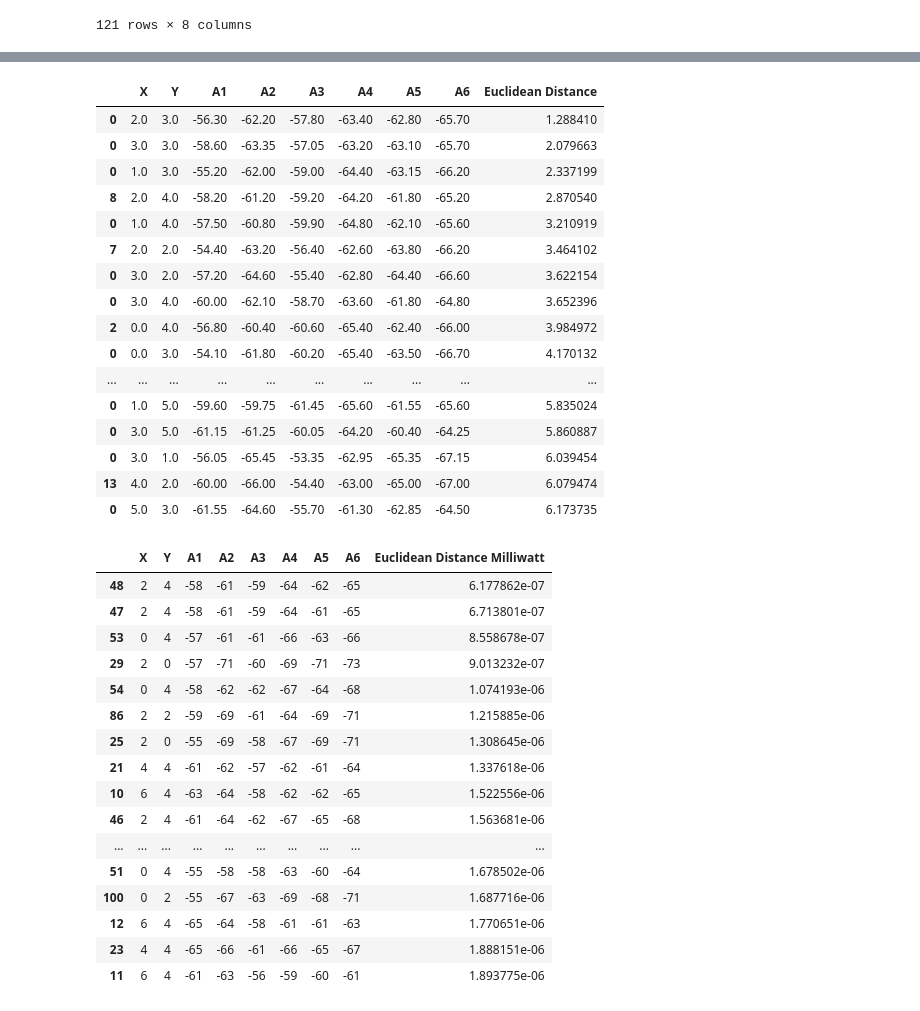
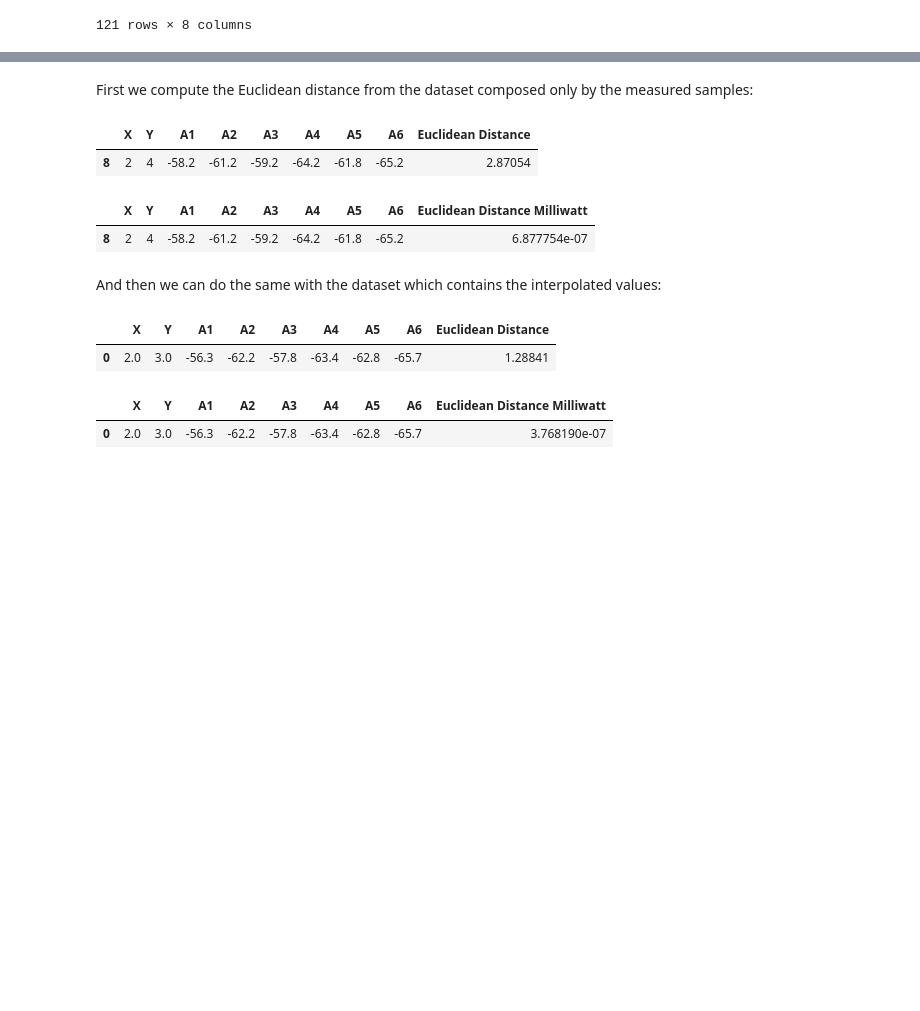
Before and after one commit to francesco-plt/finding-dory, a Jupyter notebook: localization.ipynb, the cells around one changed output, grey strips where cells are left out. Drawn from its saved outputs; the diff is of its cells as text; code cells hidden in the pictures; blank space fills up the shorter version.

```diff
--- a/localization.ipynb
+++ b/localization.ipynb
@@ -26,7 +26,7 @@ with open("coap/coap_coords.txt") as f:
     # extract ground truth position
     pos = list(map(int, map(float,ls[0].split(","))))
 
-    # parse list and integet literals as python lists
+    # parse list and integer literals as python lists
     anchors_readings = []
     for anchor_readings in ls[1:]:
       anchors_readings.append(list(map(ast.literal_eval , ast.literal_eval(anchor_readings.strip()))))
@@ -36,10 +36,9 @@ with open("coap/coap_coords.txt") as f:
     for exp_idx in range(len(anchors_readings[0])):
       row = pos[:]
       for anchor_idx in range(len(anchors_readings)):
-        #print(anchors_readings[anchor_idx])
+
         row.append(anchors_readings[anchor_idx][exp_idx])
       data_coap.append(row)
 
   # build df
   df_coap = pd.DataFrame(data=data_coap, columns=["X", "Y", "A1", "A2", "A3", "A4", "A5", "A6"])
-  display(df_coap)
@@ -85,4 +70,3 @@ with open("mqtt/mqtt_coords.txt") as f:
 
   # build df
   df_mqtt = pd.DataFrame(data=data_mqtt, columns=["X", "Y", "A1", "A2", "A3", "A4", "A5", "A6"])
-  display(df_mqtt)
@@ -140,9 +105,0 @@ Now we can compute the euclidean distance of each figerprint from the sample:
-# %%
-def compute_euclidean_distance(row):
-  return np.linalg.norm(Dory_RSSI_np - row[["A1", "A2", "A3", "A4", "A5", "A6"]])
-
-def compute_euclidean_distance_mw(row):
-  return np.linalg.norm(Dory_RSSI_mw - np.power(10, row[["A1", "A2", "A3", "A4", "A5", "A6"]] / 10))
-
-df['Euclidean Distance'] = df.apply(compute_euclidean_distance, axis=1)
-df['Euclidean Distance Milliwatt'] = df.apply(compute_euclidean_distance_mw, axis=1)
@@ -263,40 +168,37 @@ display(df_interpolation)
+# %% [markdown]
+First we compute the Euclidean distance from the dataset composed only by the measured samples:
+# %%
+df_means['Euclidean Distance'] = df_means.apply(compute_euclidean_distance, axis=1)
+df_means['Euclidean Distance Milliwatt'] = df_means.apply(compute_euclidean_distance_mw, axis=1)
+
+display(df_means.nsmallest(20, 'Euclidean Distance', 'all')
+    .loc[:,df_means.columns!="Euclidean Distance Milliwatt"]
+    .head(1)
+)
+display(df_means.nsmallest(20, 'Euclidean Distance Milliwatt', 'all')
+    .loc[:,df_means.columns!="Euclidean Distance"]
+    .head(1)
+)
+# %% [output]
+|  | X | Y | A1 | A2 | A3 | A4 | A5 | A6 | Euclidean Distance |
+| 8 | 2 | 4 | -58.2 | -61.2 | -59.2 | -64.2 | -61.8 | -65.2 | 2.87054 |
+|  | X | Y | A1 | A2 | A3 | A4 | A5 | A6 | Euclidean Distance Milliwatt |
+| 8 | 2 | 4 | -58.2 | -61.2 | -59.2 | -64.2 | -61.8 | -65.2 | 6.877754e-07 |
+# %% [markdown]
+And then we can do the same with the dataset which contains the interpolated values:
 # %%
 df_interpolation['Euclidean Distance'] = df_interpolation.apply(compute_euclidean_distance, axis=1)
 df_interpolation['Euclidean Distance Milliwatt'] = df_interpolation.apply(compute_euclidean_distance_mw, axis=1)
-display(df_interpolation.nsmallest(20, 'Euclidean Distance', 'all').loc[:,df.columns!="Euclidean Distance Milliwatt"])
-display(df.nsmallest(20, 'Euclidean Distance Milliwatt', 'all').loc[:,df.columns!="Euclidean Distance"])
+display(df_interpolation.nsmallest(20, 'Euclidean Distance', 'all')
+    .loc[:,df.columns!="Euclidean Distance Milliwatt"]
+    .head(1)
+)
+display(df_interpolation.nsmallest(20, 'Euclidean Distance Milliwatt', 'all')
+    .loc[:,df.columns!="Euclidean Distance"]
+    .head(1)
+)
 # %% [output]
 |  | X | Y | A1 | A2 | A3 | A4 | A5 | A6 | Euclidean Distance |
-| 0 | 2.0 | 3.0 | -56.30 | -62.20 | -57.80 | -63.40 | -62.80 | -65.70 | 1.288410 |
-| 0 | 3.0 | 3.0 | -58.60 | -63.35 | -57.05 | -63.20 | -63.10 | -65.70 | 2.079663 |
-| 0 | 1.0 | 3.0 | -55.20 | -62.00 | -59.00 | -64.40 | -63.15 | -66.20 | 2.337199 |
-| 8 | 2.0 | 4.0 | -58.20 | -61.20 | -59.20 | -64.20 | -61.80 | -65.20 | 2.870540 |
-| 0 | 1.0 | 4.0 | -57.50 | -60.80 | -59.90 | -64.80 | -62.10 | -65.60 | 3.210919 |
-| 7 | 2.0 | 2.0 | -54.40 | -63.20 | -56.40 | -62.60 | -63.80 | -66.20 | 3.464102 |
-| 0 | 3.0 | 2.0 | -57.20 | -64.60 | -55.40 | -62.80 | -64.40 | -66.60 | 3.622154 |
-| 0 | 3.0 | 4.0 | -60.00 | -62.10 | -58.70 | -63.60 | -61.80 | -64.80 | 3.652396 |
-| 2 | 0.0 | 4.0 | -56.80 | -60.40 | -60.60 | -65.40 | -62.40 | -66.00 | 3.984972 |
-| 0 | 0.0 | 3.0 | -54.10 | -61.80 | -60.20 | -65.40 | -63.50 | -66.70 | 4.170132 |
-| ... | ... | ... | ... | ... | ... | ... | ... | ... | ... |
-| 0 | 1.0 | 5.0 | -59.60 | -59.75 | -61.45 | -65.60 | -61.55 | -65.60 | 5.835024 |
-| 0 | 3.0 | 5.0 | -61.15 | -61.25 | -60.05 | -64.20 | -60.40 | -64.25 | 5.860887 |
-| 0 | 3.0 | 1.0 | -56.05 | -65.45 | -53.35 | -62.95 | -65.35 | -67.15 | 6.039454 |
-| 13 | 4.0 | 2.0 | -60.00 | -66.00 | -54.40 | -63.00 | -65.00 | -67.00 | 6.079474 |
-| 0 | 5.0 | 3.0 | -61.55 | -64.60 | -55.70 | -61.30 | -62.85 | -64.50 | 6.173735 |
+| 0 | 2.0 | 3.0 | -56.3 | -62.2 | -57.8 | -63.4 | -62.8 | -65.7 | 1.28841 |
 |  | X | Y | A1 | A2 | A3 | A4 | A5 | A6 | Euclidean Distance Milliwatt |
-| 48 | 2 | 4 | -58 | -61 | -59 | -64 | -62 | -65 | 6.177862e-07 |
-| 47 | 2 | 4 | -58 | -61 | -59 | -64 | -61 | -65 | 6.713801e-07 |
-| 53 | 0 | 4 | -57 | -61 | -61 | -66 | -63 | -66 | 8.558678e-07 |
-| 29 | 2 | 0 | -57 | -71 | -60 | -69 | -71 | -73 | 9.013232e-07 |
-| 54 | 0 | 4 | -58 | -62 | -62 | -67 | -64 | -68 | 1.074193e-06 |
-| 86 | 2 | 2 | -59 | -69 | -61 | -64 | -69 | -71 | 1.215885e-06 |
-| 25 | 2 | 0 | -55 | -69 | -58 | -67 | -69 | -71 | 1.308645e-06 |
-| 21 | 4 | 4 | -61 | -62 | -57 | -62 | -61 | -64 | 1.337618e-06 |
-| 10 | 6 | 4 | -63 | -64 | -58 | -62 | -62 | -65 | 1.522556e-06 |
-| 46 | 2 | 4 | -61 | -64 | -62 | -67 | -65 | -68 | 1.563681e-06 |
-| ... | ... | ... | ... | ... | ... | ... | ... | ... | ... |
-| 51 | 0 | 4 | -55 | -58 | -58 | -63 | -60 | -64 | 1.678502e-06 |
-| 100 | 0 | 2 | -55 | -67 | -63 | -69 | -68 | -71 | 1.687716e-06 |
-| 12 | 6 | 4 | -65 | -64 | -58 | -61 | -61 | -63 | 1.770651e-06 |
-| 23 | 4 | 4 | -65 | -66 | -61 | -66 | -65 | -67 | 1.888151e-06 |
-| 11 | 6 | 4 | -61 | -63 | -56 | -59 | -60 | -61 | 1.893775e-06 |
+| 0 | 2.0 | 3.0 | -56.3 | -62.2 | -57.8 | -63.4 | -62.8 | -65.7 | 3.768190e-07 |
```
Also changed, not shown: parts of 16 cells of this notebook, 10 other files.
